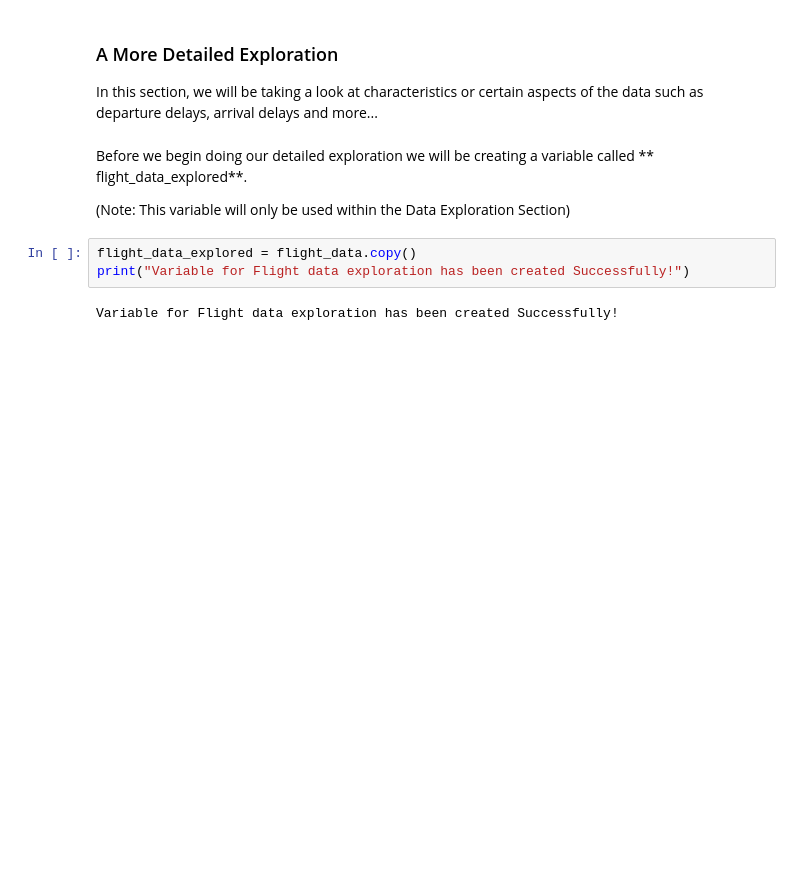
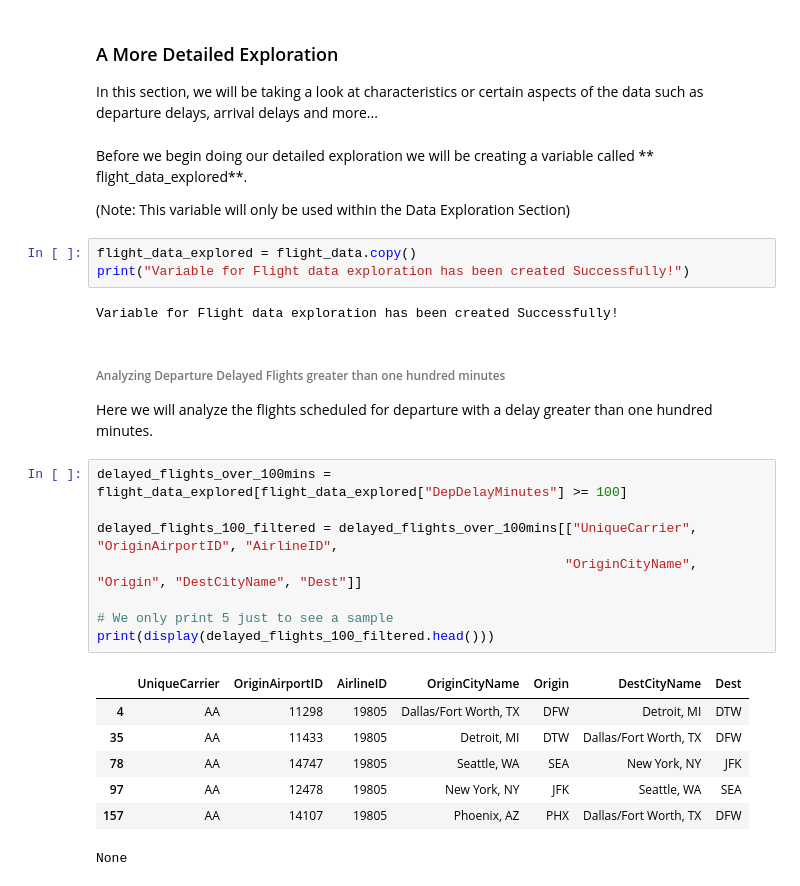
Before and after one commit to deepakm925/Data-Sciences-Machine-Learning-with-Python, a Jupyter notebook: Predicting Flight Time Performances Across the U.S./Predicting Flight Time Performance.ipynb, the cells around one changed output. Saved outputs shown, nothing was run; the diff lists cells and outputs as text; blank space fills up the shorter version.

Commit message:
new feat : add exploration in Data Exploration Continued

```diff
--- a/Predicting Flight Time Performances Across the U.S./Predicting Flight Time Performance.ipynb
+++ b/Predicting Flight Time Performances Across the U.S./Predicting Flight Time Performance.ipynb
@@ -167,3 +167,23 @@ flight_data_explored = flight_data.copy()
 print("Variable for Flight data exploration has been created Successfully!")
 # %% [output]
 Variable for Flight data exploration has been created Successfully!
+# %% [markdown]
+###### Analyzing Departure Delayed Flights greater than one hundred minutes
+
+Here we will analyze the flights scheduled for departure with a delay greater than one hundred minutes.
+# %%
+delayed_flights_over_100mins = flight_data_explored[flight_data_explored["DepDelayMinutes"] >= 100]
+
+delayed_flights_100_filtered = delayed_flights_over_100mins[["UniqueCarrier", "OriginAirportID", "AirlineID",
+                                                            "OriginCityName", "Origin", "DestCityName", "Dest"]]
+
+# We only print 5 just to see a sample
+print(display(delayed_flights_100_filtered.head()))
+# %% [output]
+|  | UniqueCarrier | OriginAirportID | AirlineID | OriginCityName | Origin | DestCityName | Dest |
+| 4 | AA | 11298 | 19805 | Dallas/Fort Worth, TX | DFW | Detroit, MI | DTW |
+| 35 | AA | 11433 | 19805 | Detroit, MI | DTW | Dallas/Fort Worth, TX | DFW |
+| 78 | AA | 14747 | 19805 | Seattle, WA | SEA | New York, NY | JFK |
+| 97 | AA | 12478 | 19805 | New York, NY | JFK | Seattle, WA | SEA |
+| 157 | AA | 14107 | 19805 | Phoenix, AZ | PHX | Dallas/Fort Worth, TX | DFW |
+None
```
